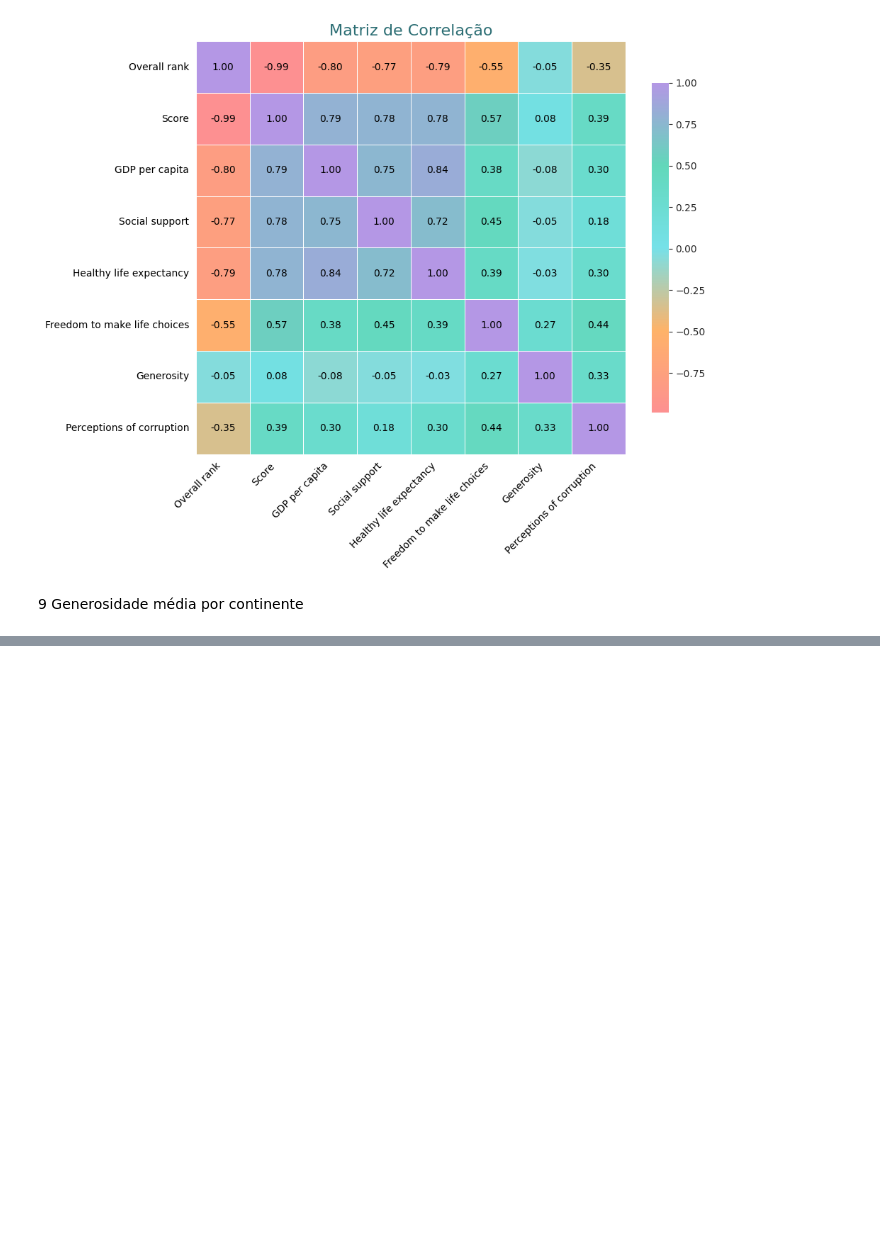
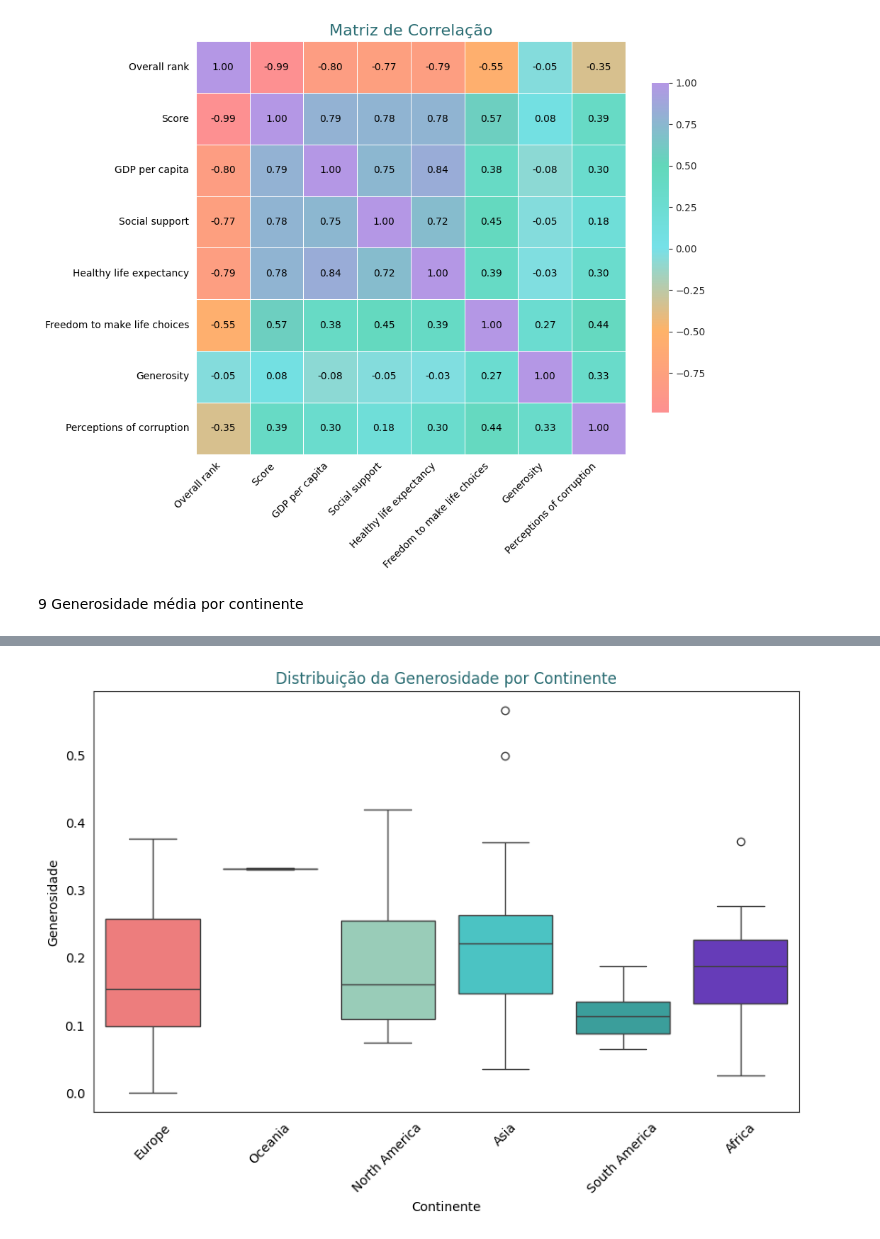
Before and after one commit to kevin-oliveira178/Felicidade_Mudial, a Jupyter notebook: Felicidade_mundial.ipynb, the cells around one changed output, grey strips where cells are left out. Drawn from its saved outputs; the diff is of its cells as text; code cells hidden in the pictures; blank space fills up the shorter version.

```diff
--- a/Felicidade_mundial.ipynb
+++ b/Felicidade_mundial.ipynb
@@ -257,0 +292,31 @@ plt.show()
+# %%
+n_cores = df[df['continent'] != 'Unknown']['continent'].nunique()
+
+from matplotlib.colors import LinearSegmentedColormap
+from seaborn import color_palette
+
+cores_base = ["#ff6b6b", "#feca57", "#48dbfb", "#1dd1a1", "#5f27cd"]
+cmap = LinearSegmentedColormap.from_list("custom_cmap", cores_base)
+colors = [cmap(i / (n_cores - 1)) for i in range(n_cores)]
+# %%
+
+
+
+plt.figure(figsize=(10, 6))
+sns.boxplot(
+    data=df[df['continent'] != 'Unknown'],
+    x = 'continent',
+    y = 'Generosity',
+    palette = colors,
+    legend = False,
+    hue = 'continent'
+)
+plt.title('Distribuição da Generosidade por Continente', color=accent_color)
+plt.xlabel('Continente', color=text_color)
+plt.ylabel('Generosidade', color=text_color)
+plt.xticks(rotation=45, color=text_color)
+plt.yticks(color=text_color)
+plt.gcf().patch.set_facecolor(background_color)
+plt.show()
+# %% [output]
+[figure, added]
```
Also changed, not shown: parts of 6 cells of this notebook.
